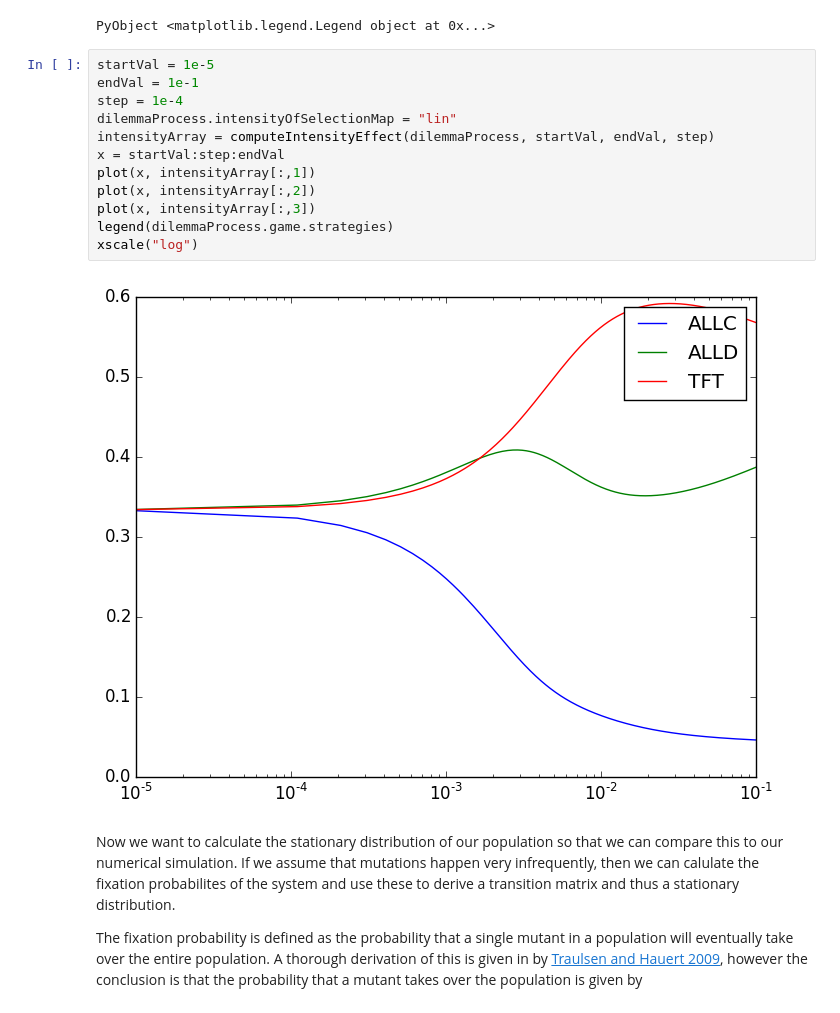
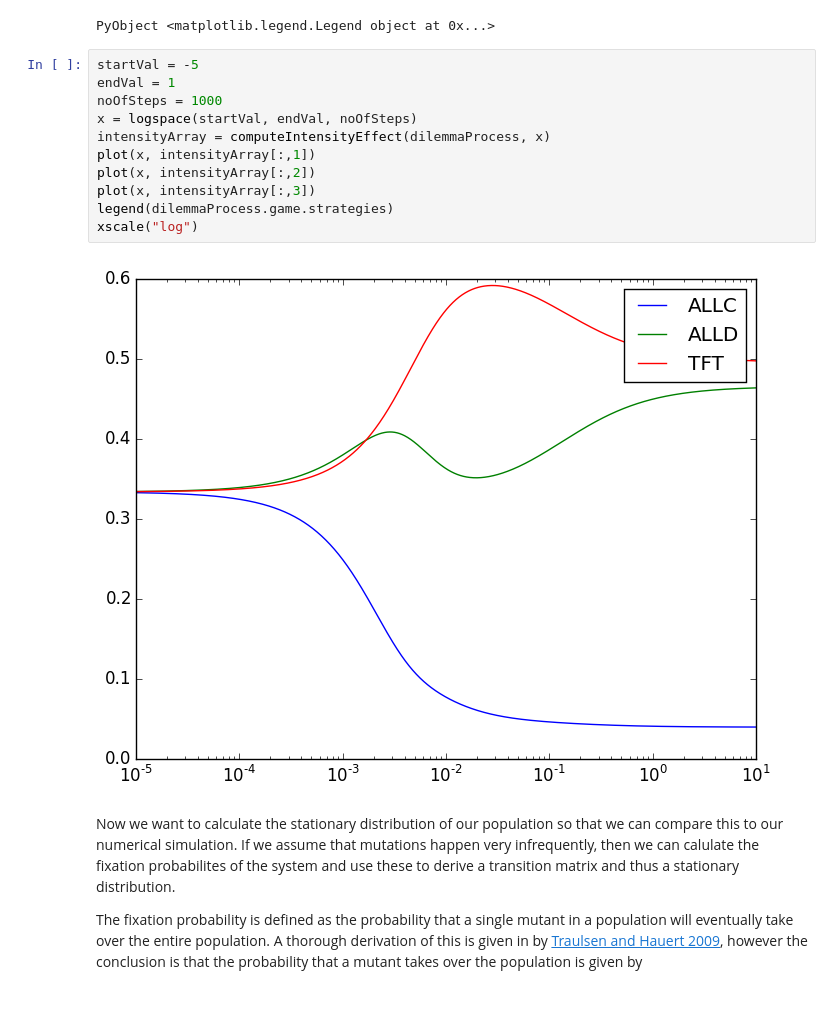
Before and after one commit to computationalevolutionarydynamics/Jedy.jl, a Jupyter notebook: notebooks/Finite Populations.ipynb, the cells around one changed output. Saved outputs shown, nothing was run; the diff lists cells and outputs as text.

```diff
--- a/notebooks/Finite Populations.ipynb
+++ b/notebooks/Finite Populations.ipynb
@@ -123,19 +118,18 @@ legend(dilemmaProcess.game.strategies)
 [figure]
 PyObject <matplotlib.legend.Legend object at 0x...>
 # %%
-startVal = 1e-5
-endVal = 1e-1
-step = 1e-4
-dilemmaProcess.intensityOfSelectionMap = "lin"
-intensityArray = computeIntensityEffect(dilemmaProcess, startVal, endVal, step)
-x = startVal:step:endVal
+startVal = -5
+endVal = 1
+noOfSteps = 1000
+x = logspace(startVal, endVal, noOfSteps)
+intensityArray = computeIntensityEffect(dilemmaProcess, x)
 plot(x, intensityArray[:,1])
 plot(x, intensityArray[:,2])
 plot(x, intensityArray[:,3])
 legend(dilemmaProcess.game.strategies)
 xscale("log")
 # %% [output]
-[figure, old version]
+[figure, new version]
 # %% [markdown]
 Now we want to calculate the stationary distribution of our population so that we can compare this to our numerical simulation. If we assume that mutations happen very infrequently, then we can calulate the fixation probabilites of the system and use these to derive a transition matrix and thus a stationary distribution.
 
```
Also changed, not shown: parts of 4 cells of this notebook, 1 other file.
